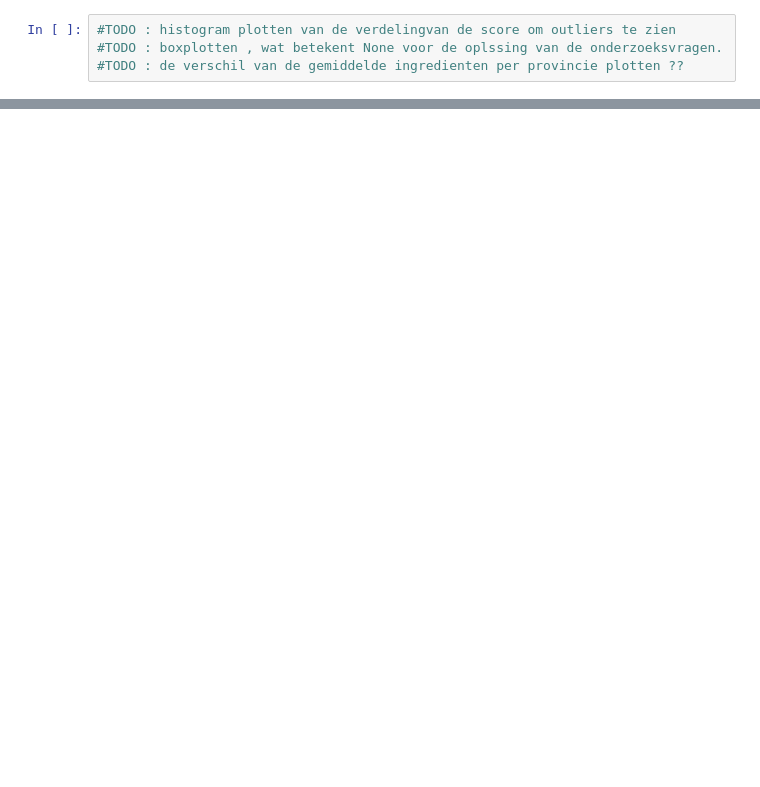
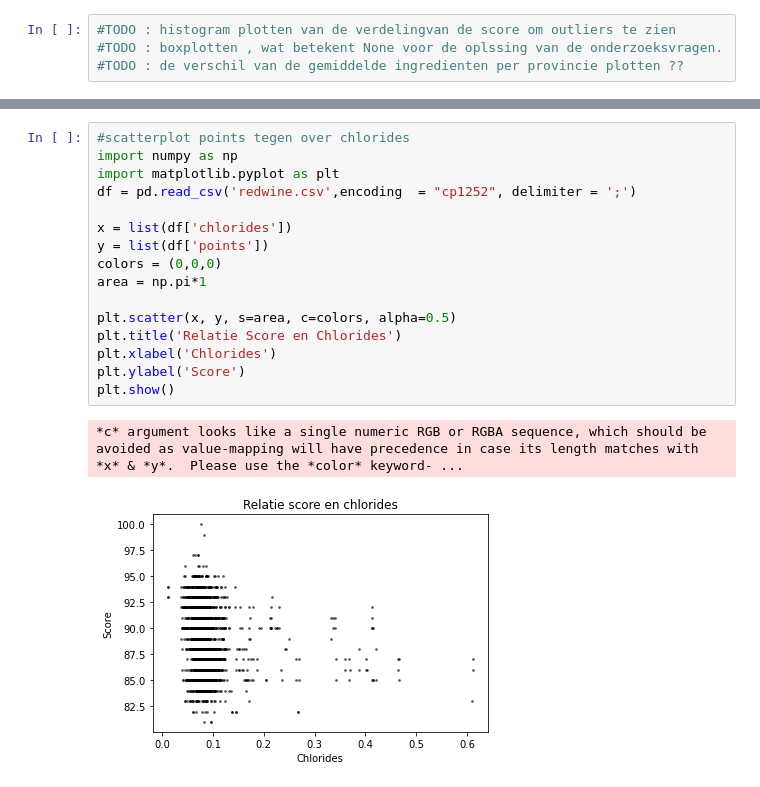
Before and after one commit to AmaryllisLee/CM_Wijncasus, a Jupyter notebook: redwine_project/redwine.ipynb, the cells around one changed output, grey strips where cells are left out. Saved outputs shown, nothing was run; the diff lists cells and outputs as text; blank space fills up the shorter version.

```diff
--- a/redwine_project/redwine.ipynb
+++ b/redwine_project/redwine.ipynb
@@ -478,0 +538,19 @@ plt.show()
+# %%
+#scatterplot points tegen over chlorides
+import numpy as np
+import matplotlib.pyplot as plt
+df = pd.read_csv('redwine.csv',encoding  = "cp1252", delimiter = ';')
+
+x = list(df['chlorides'])
+y = list(df['points'])
+colors = (0,0,0)
+area = np.pi*1
+
+plt.scatter(x, y, s=area, c=colors, alpha=0.5)
+plt.title('Relatie Score en Chlorides')
+plt.xlabel('Chlorides')
+plt.ylabel('Score')
+plt.show()
+# %% [output]
+*c* argument looks like a single numeric RGB or RGBA sequence, which should be avoided as value-mapping will have precedence in case its length matches with *x* & *y*.  Please use the *color* keyword- ...
+[figure, added]
```
Also changed, not shown: parts of 9 cells of this notebook.
